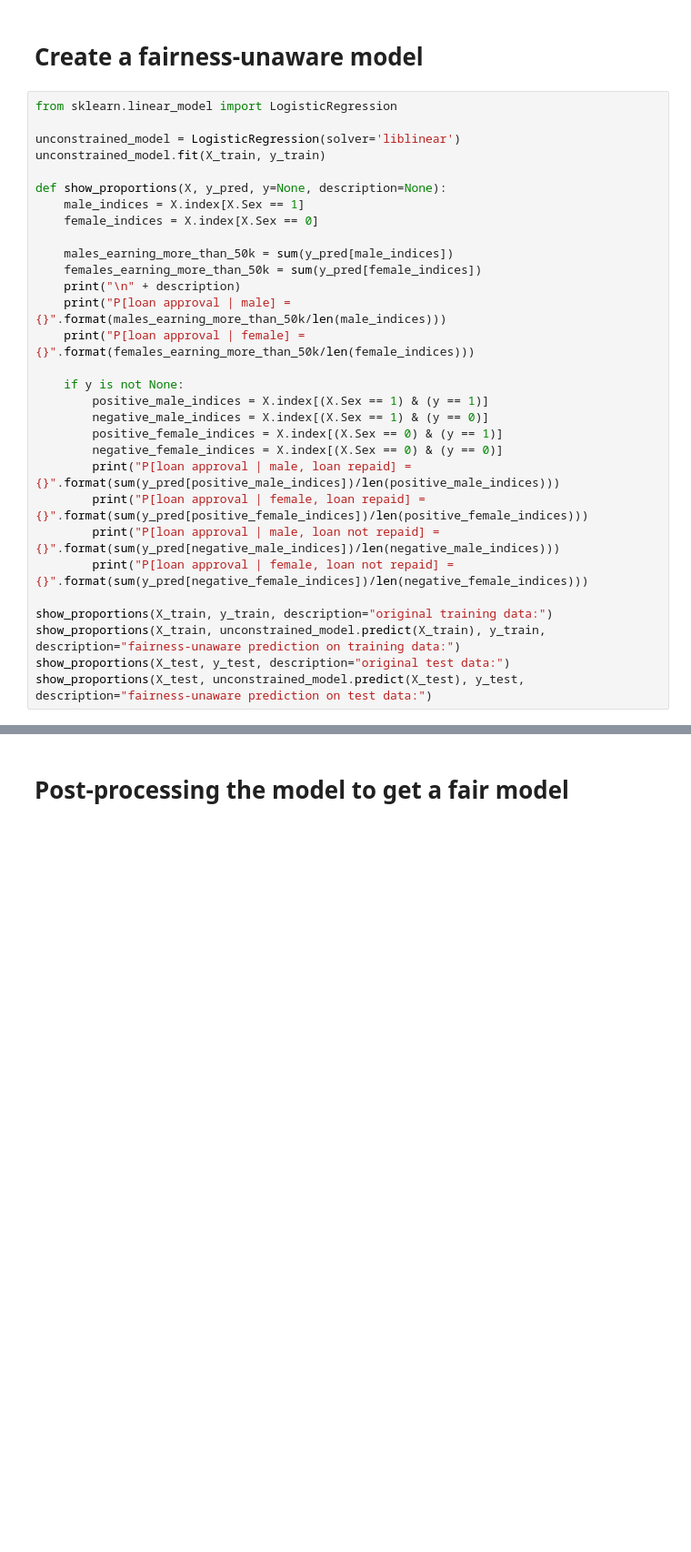
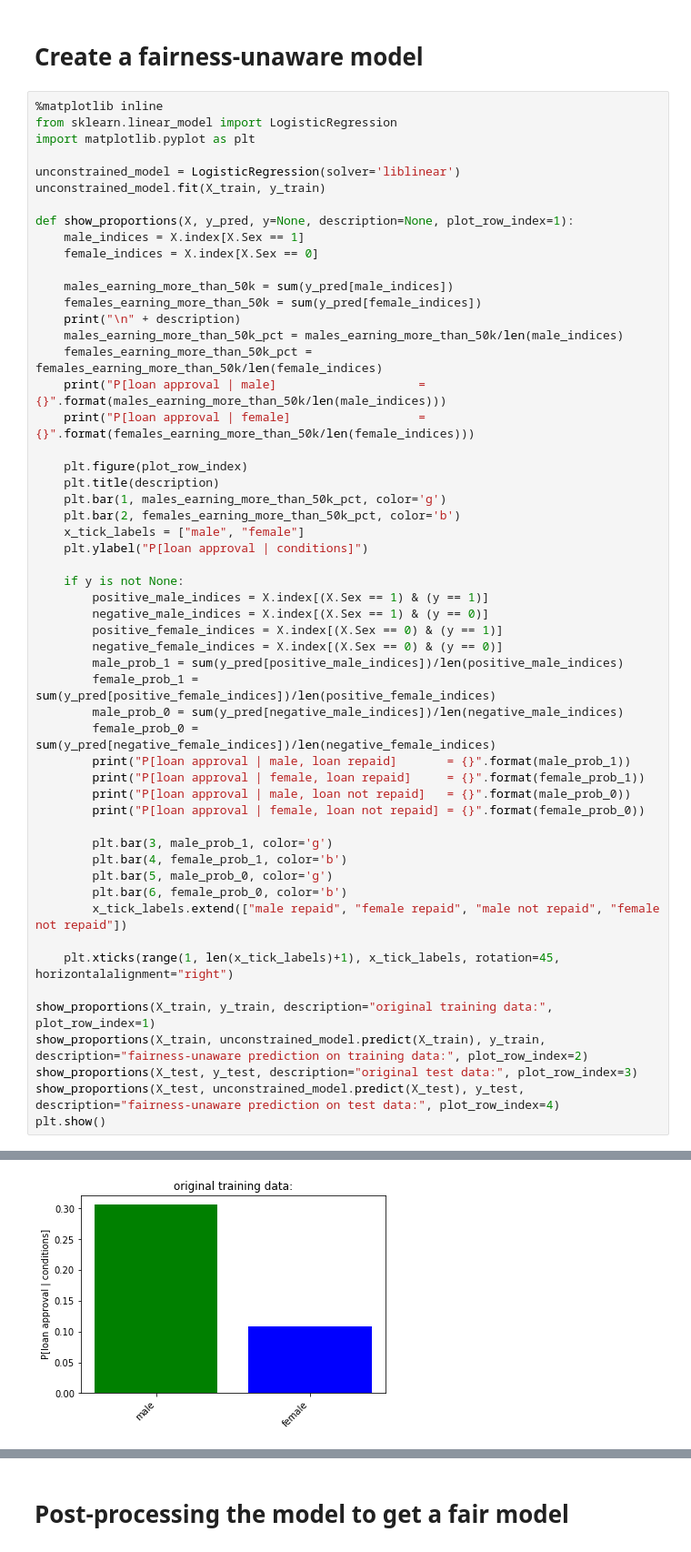
Before and after one commit to fairlearn/fairlearn, a Jupyter notebook: notebooks/Threshold Optimization Post-Processing for Binary Classification.ipynb, the cells around one changed output, grey strips where cells are left out. Shown at 91% size. Cells and saved outputs as stored; diff of their text form; blank space fills up the shorter version.

Commit message:
correct leftover missed changes from previous renaming PR, add nice plots for probabilities

```diff
--- a/notebooks/Threshold Optimization Post-Processing for Binary Classification.ipynb
+++ b/notebooks/Threshold Optimization Post-Processing for Binary Classification.ipynb
@@ -38,32 +45,57 @@ A_test = A_test.reset_index(drop=True)
 # %% [markdown]
 # Create a fairness-unaware model
 # %%
+%matplotlib inline
 from sklearn.linear_model import LogisticRegression
+import matplotlib.pyplot as plt
 
 unconstrained_model = LogisticRegression(solver='liblinear')
 unconstrained_model.fit(X_train, y_train)
 
-def show_proportions(X, y_pred, y=None, description=None):
+def show_proportions(X, y_pred, y=None, description=None, plot_row_index=1):
     male_indices = X.index[X.Sex == 1]
     female_indices = X.index[X.Sex == 0]
 
     males_earning_more_than_50k = sum(y_pred[male_indices])
     females_earning_more_than_50k = sum(y_pred[female_indices])
     print("\n" + description)
-    print("P[loan approval | male] = {}".format(males_earning_more_than_50k/len(male_indices)))
-    print("P[loan approval | female] = {}".format(females_earning_more_than_50k/len(female_indices)))
+    males_earning_more_than_50k_pct = males_earning_more_than_50k/len(male_indices)
+    females_earning_more_than_50k_pct = females_earning_more_than_50k/len(female_indices)
+    print("P[loan approval | male]                    = {}".format(males_earning_more_than_50k/len(male_indices)))
+    print("P[loan approval | female]                  = {}".format(females_earning_more_than_50k/len(female_indices)))
+
+    plt.figure(plot_row_index)
+    plt.title(description)
+    plt.bar(1, males_earning_more_than_50k_pct, color='g')
+    plt.bar(2, females_earning_more_than_50k_pct, color='b')
+    x_tick_labels = ["male", "female"]
+    plt.ylabel("P[loan approval | conditions]")
 
     if y is not None:
         positive_male_indices = X.index[(X.Sex == 1) & (y == 1)]
         negative_male_indices = X.index[(X.Sex == 1) & (y == 0)]
         positive_female_indices = X.index[(X.Sex == 0) & (y == 1)]
         negative_female_indices = X.index[(X.Sex == 0) & (y == 0)]
-        print("P[loan approval | male, loan repaid] = {}".format(sum(y_pred[positive_male_indices])/len(positive_male_indices)))
-        print("P[loan approval | female, loan repaid] = {}".format(sum(y_pred[positive_female_indices])/len(positive_female_indices)))
-        print("P[loan approval | male, loan not repaid] = {}".format(sum(y_pred[negative_male_indices])/len(negative_male_indices)))
-        print("P[loan approval | female, loan not repaid] = {}".format(sum(y_pred[negative_female_indices])/len(negative_female_indices)))
+        male_prob_1 = sum(y_pred[positive_male_indices])/len(positive_male_indices)
+        female_prob_1 = sum(y_pred[positive_female_indices])/len(positive_female_indices)
+        male_prob_0 = sum(y_pred[negative_male_indices])/len(negative_male_indices)
+        female_prob_0 = sum(y_pred[negative_female_indices])/len(negative_female_indices)
+        print("P[loan approval | male, loan repaid]       = {}".format(male_prob_1))
+        print("P[loan approval | female, loan repaid]     = {}".format(female_prob_1))
+        print("P[loan approval | male, loan not repaid]   = {}".format(male_prob_0))
+        print("P[loan approval | female, loan not repaid] = {}".format(female_prob_0))
 
-show_proportions(X_train, y_train, description="original training data:")
-show_proportions(X_train, unconstrained_model.predict(X_train), y_train, description="fairness-unaware prediction on training data:")
-show_proportions(X_test, y_test, description="original test data:")
-show_proportions(X_test, unconstrained_model.predict(X_test), y_test, description="fairness-unaware prediction on test data:")
+        plt.bar(3, male_prob_1, color='g')
+        plt.bar(4, female_prob_1, color='b')
+        plt.bar(5, male_prob_0, color='g')
+        plt.bar(6, female_prob_0, color='b')
+        x_tick_labels.extend(["male repaid", "female repaid", "male not repaid", "female not repaid"])
+
+    plt.xticks(range(1, len(x_tick_labels)+1), x_tick_labels, rotation=45, horizontalalignment="right")
+
+show_proportions(X_train, y_train, description="original training data:", plot_row_index=1)
+show_proportions(X_train, unconstrained_model.predict(X_train), y_train, description="fairness-unaware prediction on training data:", plot_row_index=2)
+show_proportions(X_test, y_test, description="original test data:", plot_row_index=3)
+show_proportions(X_test, unconstrained_model.predict(X_test), y_test, description="fairness-unaware prediction on test data:", plot_row_index=4)
+plt.show()
+# %% [output]
@@ -69,0 +119 @@ show_proportions(X_test, unconstrained_model.predict(X_test), y_test, descriptio
+[figure, added]
```
Also changed, not shown: parts of 21 cells of this notebook, 3 other files.
